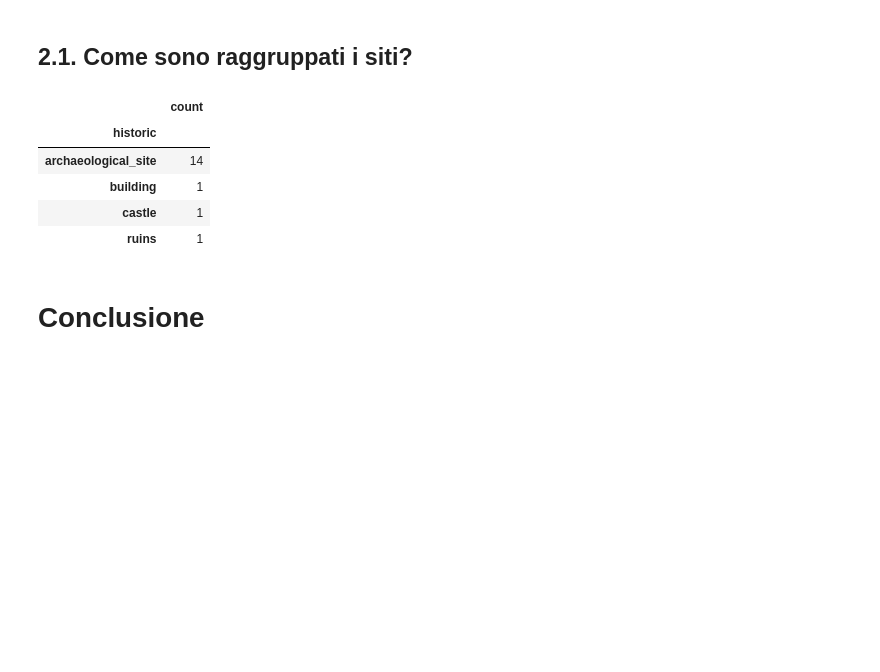
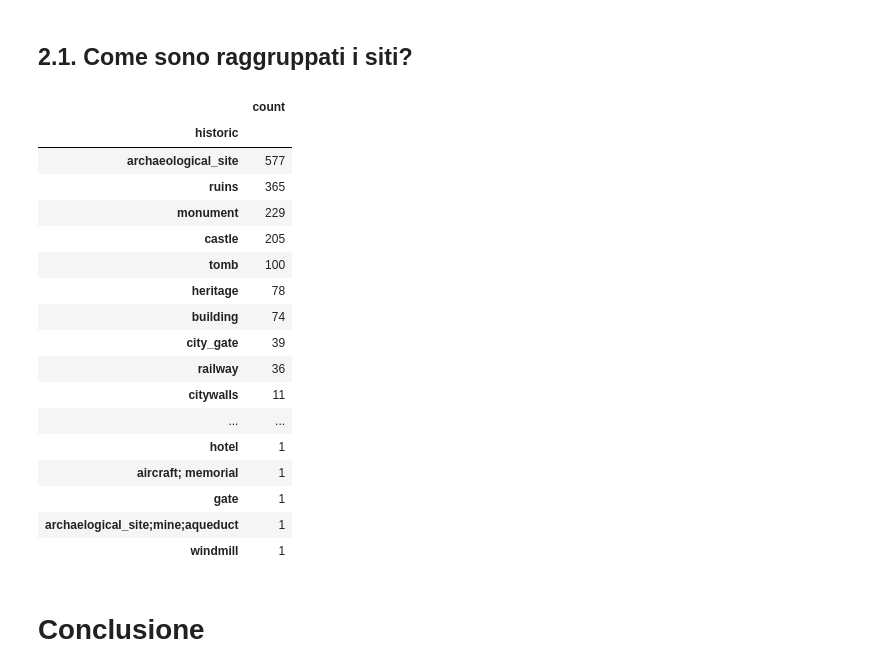
Before and after one commit to MaxDragonheart/PyGIS-Blog, a Jupyter notebook: notebooks/2023/08/21/template.ipynb, the cells around one changed output. Drawn from its saved outputs; the diff is of its cells as text; code cells hidden in the pictures; blank space fills up the shorter version.

```diff
--- a/notebooks/2023/08/21/template.ipynb
+++ b/notebooks/2023/08/21/template.ipynb
@@ -433,19 +433,31 @@ campania_final
 # %% [markdown]
 ## 2.1. Come sono raggruppati i siti?
 # %%
-bacoli_group = bacoli_final.groupby(by='historic').count()
-bacoli_group.drop(columns={'name', 'historic:civilization', 'geometry'}, inplace=True)
-bacoli_group.rename(columns={'osmid': 'count'}, inplace=True)
-bacoli_group.sort_values(by='count', ascending=False, inplace=True)
+campania_group = campania_final.groupby(by='historic').count()
+campania_group.drop(columns={'name', 'historic:civilization', 'geometry'}, inplace=True)
+campania_group.rename(columns={'osmid': 'count'}, inplace=True)
+campania_group.sort_values(by='count', ascending=False, inplace=True)
 
-bacoli_group
+campania_group
 # %% [output]
 |  | count |
 | historic |  |
-| archaeological_site | 14 |
-| building | 1 |
-| castle | 1 |
-| ruins | 1 |
+| archaeological_site | 577 |
+| ruins | 365 |
+| monument | 229 |
+| castle | 205 |
+| tomb | 100 |
+| heritage | 78 |
+| building | 74 |
+| city_gate | 39 |
+| railway | 36 |
+| citywalls | 11 |
+| ... | ... |
+| hotel | 1 |
+| aircraft; memorial | 1 |
+| gate | 1 |
+| archaelogical_site;mine;aqueduct | 1 |
+| windmill | 1 |
 # %% [markdown]
 # Conclusione
 # %% [markdown]
```
